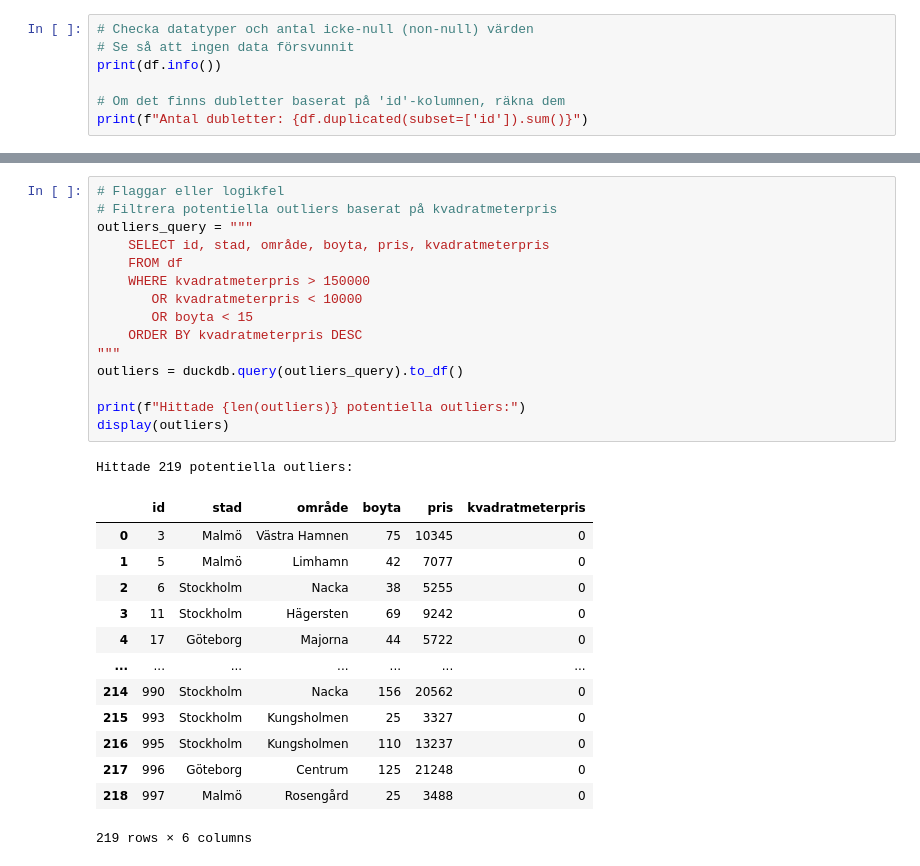
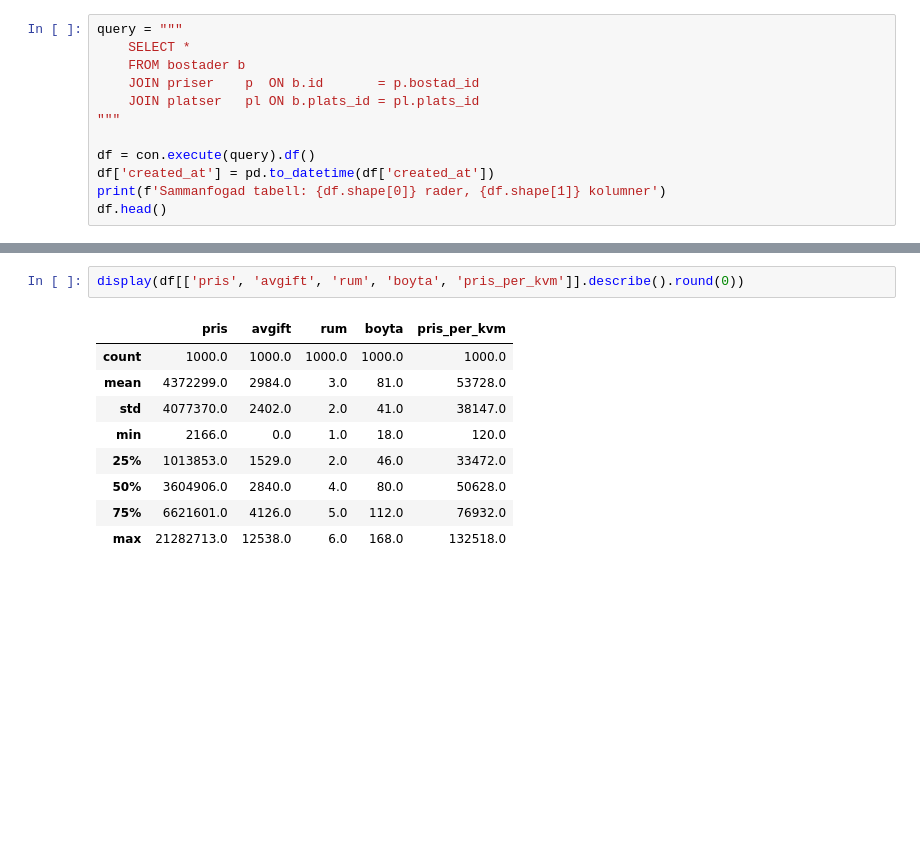
Before and after one commit to UX-DE-25-Project/UX25_DE25_Projekt_Group3, a Jupyter notebook: notebooks/eda_nasser.ipynb, the cells around one changed output, grey strips where cells are left out. Saved outputs shown, nothing was run; the diff lists cells and outputs as text; blank space fills up the shorter version.

```diff
--- a/notebooks/eda_nasser.ipynb
+++ b/notebooks/eda_nasser.ipynb
@@ -18,8 +51,13 @@ df.head()
 # %%
-# Checka datatyper och antal icke-null (non-null) värden
-# Se så att ingen data försvunnit
-print(df.info())
+query = """
+    SELECT *
+    FROM bostader b
+    JOIN priser    p  ON b.id       = p.bostad_id
+    JOIN platser   pl ON b.plats_id = pl.plats_id
+"""
 
-# Om det finns dubletter baserat på 'id'-kolumnen, räkna dem
-print(f"Antal dubletter: {df.duplicated(subset=['id']).sum()}")
+df = con.execute(query).df()
+df['created_at'] = pd.to_datetime(df['created_at'])
+print(f'Sammanfogad tabell: {df.shape[0]} rader, {df.shape[1]} kolumner')
+df.head()
 # %% [output]
@@ -56,31 +95,13 @@ display(df.describe())
 # %%
-# Flaggar eller logikfel
-# Filtrera potentiella outliers baserat på kvadratmeterpris
-outliers_query = """
-    SELECT id, stad, område, boyta, pris, kvadratmeterpris
-    FROM df
-    WHERE kvadratmeterpris > 150000
-       OR kvadratmeterpris < 10000
-       OR boyta < 15
-    ORDER BY kvadratmeterpris DESC
-"""
-outliers = duckdb.query(outliers_query).to_df()
-
-print(f"Hittade {len(outliers)} potentiella outliers:")
-display(outliers)
+display(df[['pris', 'avgift', 'rum', 'boyta', 'pris_per_kvm']].describe().round(0))
 # %% [output]
-Hittade 219 potentiella outliers:
-|  | id | stad | område | boyta | pris | kvadratmeterpris |
-| 0 | 3 | Malmö | Västra Hamnen | 75 | 10345 | 0 |
-| 1 | 5 | Malmö | Limhamn | 42 | 7077 | 0 |
-| 2 | 6 | Stockholm | Nacka | 38 | 5255 | 0 |
-| 3 | 11 | Stockholm | Hägersten | 69 | 9242 | 0 |
-| 4 | 17 | Göteborg | Majorna | 44 | 5722 | 0 |
-| ... | ... | ... | ... | ... | ... | ... |
-| 214 | 990 | Stockholm | Nacka | 156 | 20562 | 0 |
-| 215 | 993 | Stockholm | Kungsholmen | 25 | 3327 | 0 |
-| 216 | 995 | Stockholm | Kungsholmen | 110 | 13237 | 0 |
-| 217 | 996 | Göteborg | Centrum | 125 | 21248 | 0 |
-| 218 | 997 | Malmö | Rosengård | 25 | 3488 | 0 |
+|  | pris | avgift | rum | boyta | pris_per_kvm |
+| count | 1000.0 | 1000.0 | 1000.0 | 1000.0 | 1000.0 |
+| mean | 4372299.0 | 2984.0 | 3.0 | 81.0 | 53728.0 |
+| std | 4077370.0 | 2402.0 | 2.0 | 41.0 | 38147.0 |
+| min | 2166.0 | 0.0 | 1.0 | 18.0 | 120.0 |
+| 25% | 1013853.0 | 1529.0 | 2.0 | 46.0 | 33472.0 |
+| 50% | 3604906.0 | 2840.0 | 4.0 | 80.0 | 50628.0 |
+| 75% | 6621601.0 | 4126.0 | 5.0 | 112.0 | 76932.0 |
+| max | 21282713.0 | 12538.0 | 6.0 | 168.0 | 132518.0 |
-219 rows × 6 columns
 # %%
```
Also changed, not shown: parts of 22 cells of this notebook.
